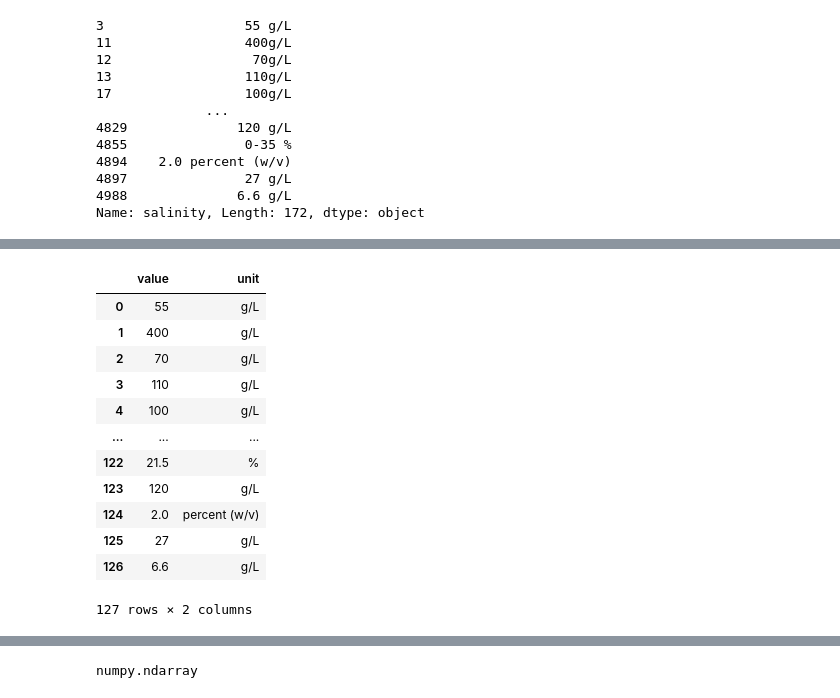
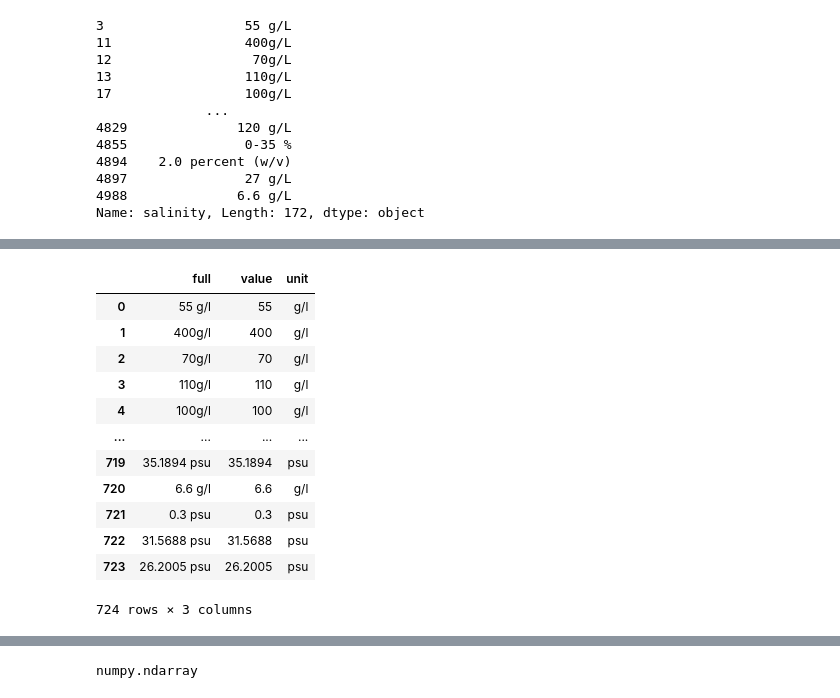
Before and after one commit to realmarcin/biosample-analysis, a Jupyter notebook: src/notebooks/salinity_regexp.ipynb, the cells around one changed output, grey strips where cells are left out. Cells and saved outputs as stored; diff of their text form; code cells hidden in the pictures.

```diff
--- a/src/notebooks/salinity_regexp.ipynb
+++ b/src/notebooks/salinity_regexp.ipynb
@@ -422,17 +408,17 @@ value_unit_df.describe()
-# %%
-value_unit_df
-# %% [output]
-|  | value | unit |
-| 0 | 55 | g/L |
-| 1 | 400 | g/L |
-| 2 | 70 | g/L |
-| 3 | 110 | g/L |
-| 4 | 100 | g/L |
-| ... | ... | ... |
-| 122 | 21.5 | % |
-| 123 | 120 | g/L |
-| 124 | 2.0 | percent (w/v) |
-| 125 | 27 | g/L |
-| 126 | 6.6 | g/L |
-127 rows × 2 columns
+# %%
+df_values_wunits
+# %% [output]
+|  | full | value | unit |
+| 0 | 55 g/l | 55 | g/l |
+| 1 | 400g/l | 400 | g/l |
+| 2 | 70g/l | 70 | g/l |
+| 3 | 110g/l | 110 | g/l |
+| 4 | 100g/l | 100 | g/l |
+| ... | ... | ... | ... |
+| 719 | 35.1894 psu | 35.1894 | psu |
+| 720 | 6.6 g/l | 6.6 | g/l |
+| 721 | 0.3 psu | 0.3 | psu |
+| 722 | 31.5688 psu | 31.5688 | psu |
+| 723 | 26.2005 psu | 26.2005 | psu |
+724 rows × 3 columns
 # %%
```
Also changed, not shown: parts of 16 cells of this notebook.
